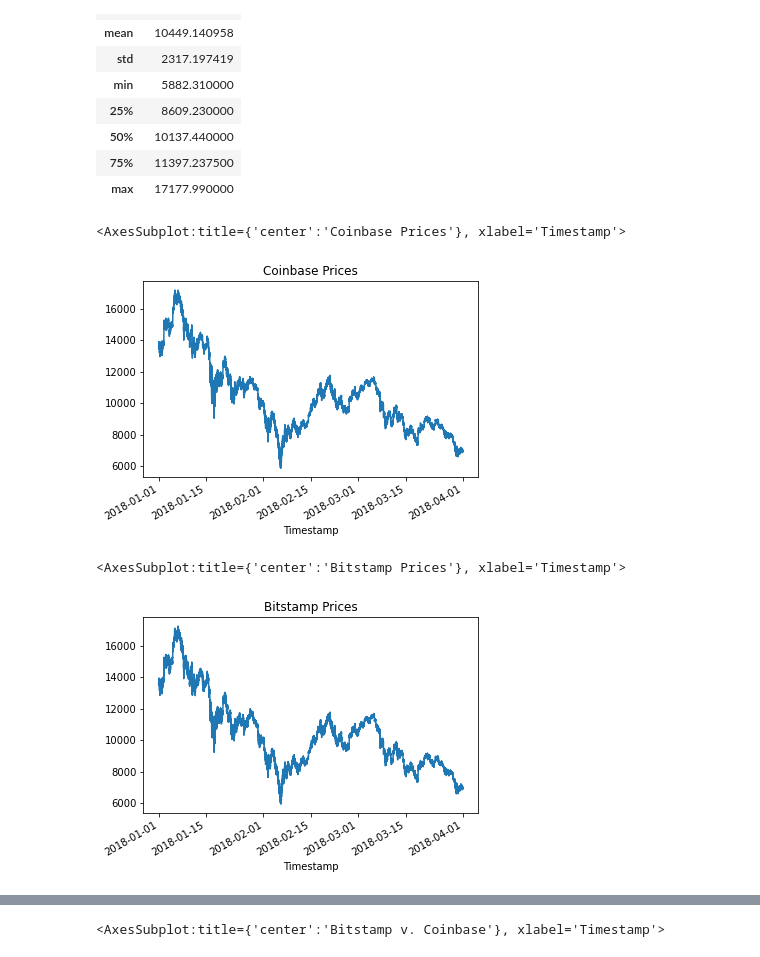
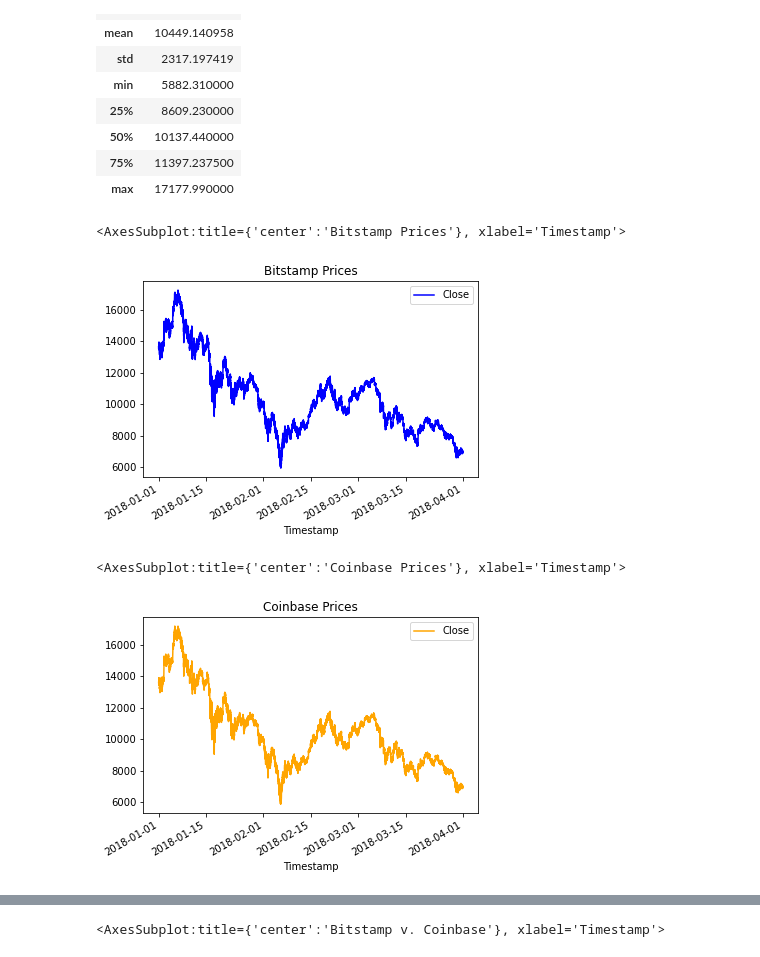
Before and after one commit to YanjunLin-Andrie/Crypto_arbitrage, a Jupyter notebook: crypto_arbitrage.ipynb, the cells around one changed output, grey strips where cells are left out. Cells and saved outputs as stored; diff of their text form; code cells hidden in the pictures.

Commit message:
Data preparation done

```diff
--- a/crypto_arbitrage.ipynb
+++ b/crypto_arbitrage.ipynb
@@ -262,14 +255,18 @@ Sort through the time series data associated with the bitstamp and coinbase Data
 # %%
 # Create a line plot for the bitstamp DataFrame for the full length of time in the dataset
 # Be sure that the figure size, title, and color are tailored to each visualization
-# YOUR CODE HERE
+
+# Visualize bitstamp DataFrame in a blue line plot
+bitstamp.loc[:,['Close']].plot(figsize=(6,4), title="Bitstamp Prices", color="blue")
 # %% [output]
-<AxesSubplot:title={'center':'Coinbase Prices'}, xlabel='Timestamp'>
+<AxesSubplot:title={'center':'Bitstamp Prices'}, xlabel='Timestamp'>
-[figure, old version]
+[figure, new version]
 # %%
 # Create a line plot for the coinbase DataFrame for the full length of time in the dataset
 # Be sure that the figure size, title, and color are tailored to each visualization
-# YOUR CODE HERE
+
+# Visualize coinbase DataFrame in an orange line plot
+coinbase.loc[:,['Close']].plot(figsize=(6,4), title="Coinbase Prices", color="orange")
 # %% [output]
-<AxesSubplot:title={'center':'Bitstamp Prices'}, xlabel='Timestamp'>
+<AxesSubplot:title={'center':'Coinbase Prices'}, xlabel='Timestamp'>
-[figure, old version]
+[figure, new version]
```
Also changed, not shown: parts of 6 cells of this notebook.
